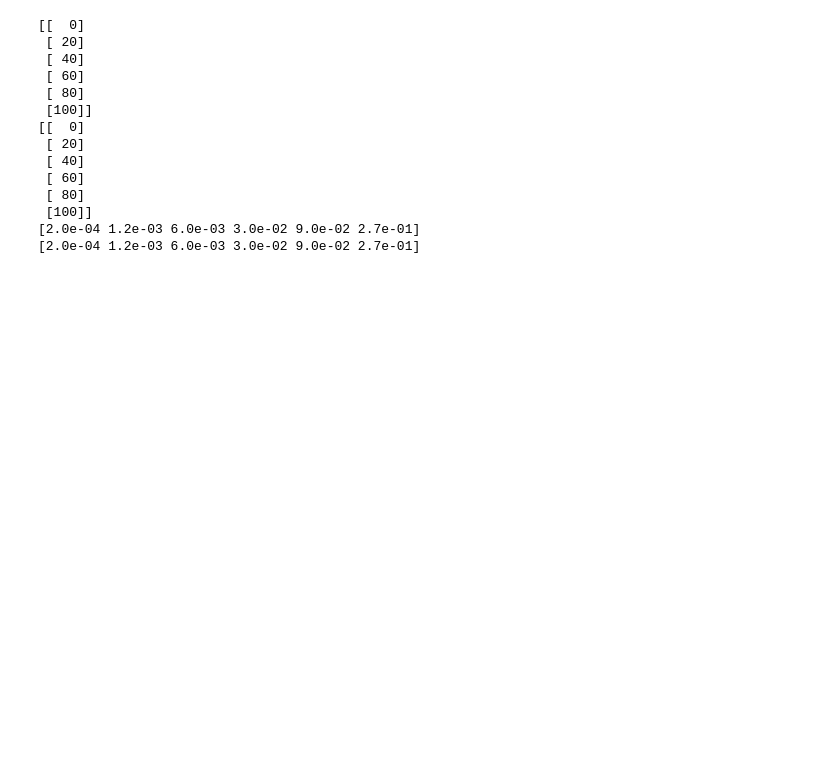
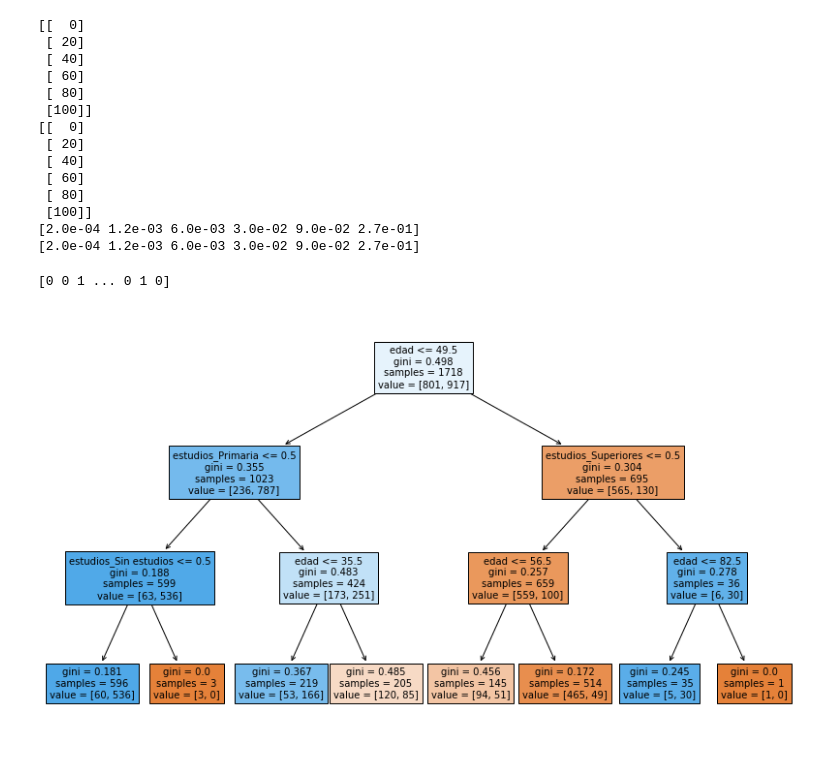
Before and after one commit to carlosngv/OCL22VJ22-201801434-Proyecto2, a Jupyter notebook: tests.ipynb, the cells around one changed output. Cells and saved outputs as stored; diff of their text form; code cells hidden in the pictures; blank space fills up the shorter version.

Commit message:
Decision tree algorithm implemented

```diff
--- a/tests.ipynb
+++ b/tests.ipynb
@@ -386,3 +388,49 @@ print(datas.loc[:, 'Pressure'].values)
  [100]]
 [2.0e-04 1.2e-03 6.0e-03 3.0e-02 9.0e-02 2.7e-01]
 [2.0e-04 1.2e-03 6.0e-03 3.0e-02 9.0e-02 2.7e-01]
+# %%
+# Load libraries
+import pandas as pd
+from sklearn.tree import DecisionTreeClassifier, plot_tree # Import Decision Tree Classifier
+from sklearn.model_selection import train_test_split # Import train_test_split function
+from sklearn import metrics #Import scikit-learn metrics module for accuracy calculation
+
+
+import matplotlib.pyplot as plt
+
+df = pd.read_csv('data_files/decisionstree.csv')
+df.head()
+
+target_value = 'uso_internet'
+
+# Cambiando strings a 0s y 1s
+df = pd.get_dummies(data=df, drop_first=True)
+
+# Seleccionando variables
+X = df.drop(columns=target_value)
+X.head()
+y = df[target_value]
+
+
+X_train, X_test, y_train, y_test = train_test_split(X, y, test_size=0.3, random_state=1)
+# Training model
+model = DecisionTreeClassifier(max_depth=3)
+model.fit(X=X_train, y=y_train)
+
+y_pred = model.predict(X_test)
+
+print("Accuracy:",metrics.accuracy_score(y_test, y_pred))
+
+
+# Visualization
+plt.figure(figsize=(14, 8))
+plot_tree(decision_tree=model, feature_names=X.columns, filled=True, fontsize=10)
+
+# Prediction
+a = X.sample()
+model.predict_proba(a)
+y_pred = model.predict(X)
+print(y_pred)
+# %% [output]
+[0 0 1 ... 0 1 0]
+[figure, added]
```
Also changed, not shown: parts of 1 cell of this notebook, 1 other file.
